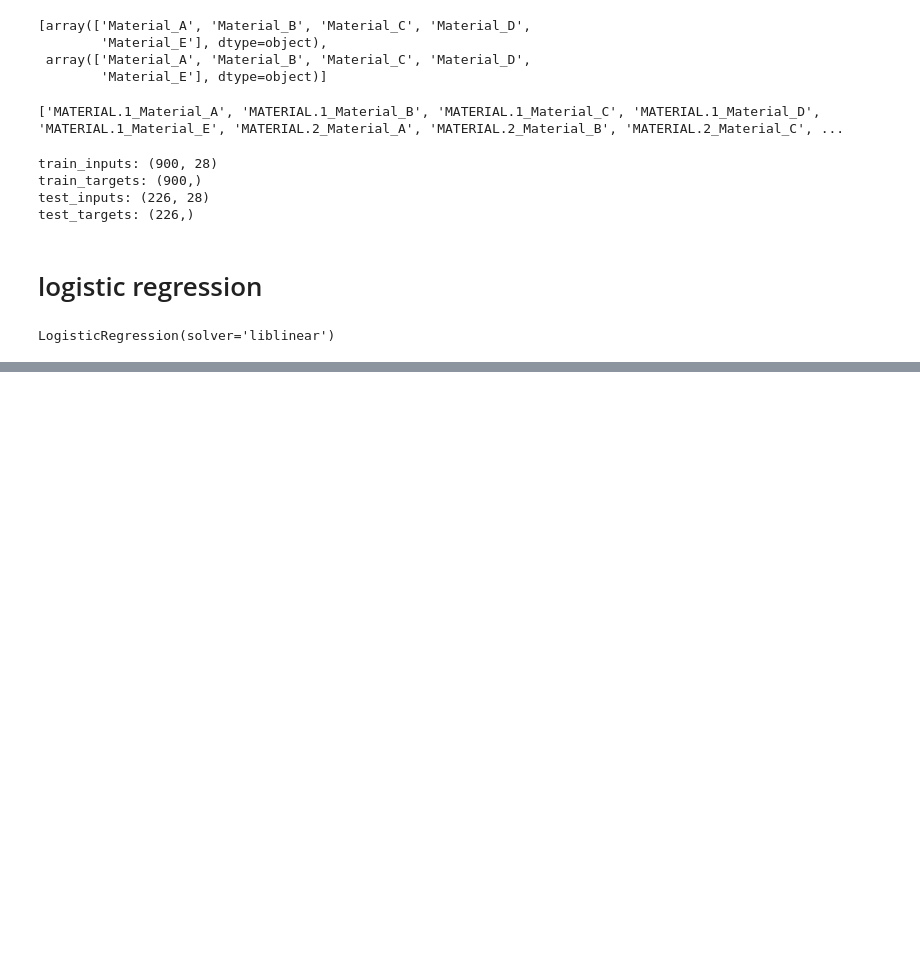
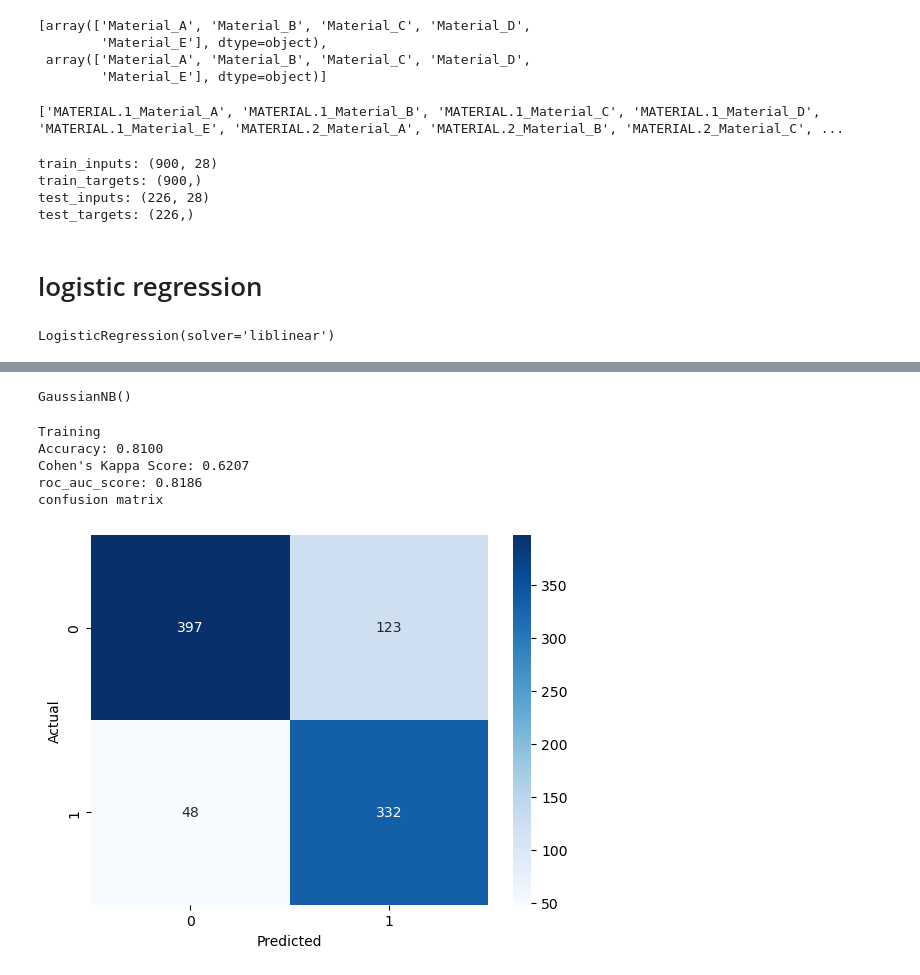
Before and after one commit to tumuruub0108/jupyter, a Jupyter notebook: rsw_class_2.ipynb, the cells around one changed output, grey strips where cells are left out. Saved outputs shown, nothing was run; the diff lists cells and outputs as text; code cells hidden in the pictures; blank space fills up the shorter version.

```diff
--- a/rsw_class_2.ipynb
+++ b/rsw_class_2.ipynb
@@ -187,0 +191,15 @@ confusion matrix
+# %%
+nb_model = GaussianNB()
+nb_model.fit(X_train, train_targets)
+# %% [output]
+GaussianNB()
+# %%
+train_preds = nb_model.predict(X_train)
+evalute(train_targets, train_preds, "Training")
+# %% [output]
+Training
+Accuracy: 0.8100
+Cohen's Kappa Score: 0.6207
+roc_auc_score: 0.8186
+confusion matrix
+[figure, added]
```
Also changed, not shown: parts of 15 cells of this notebook, 4 other files.
